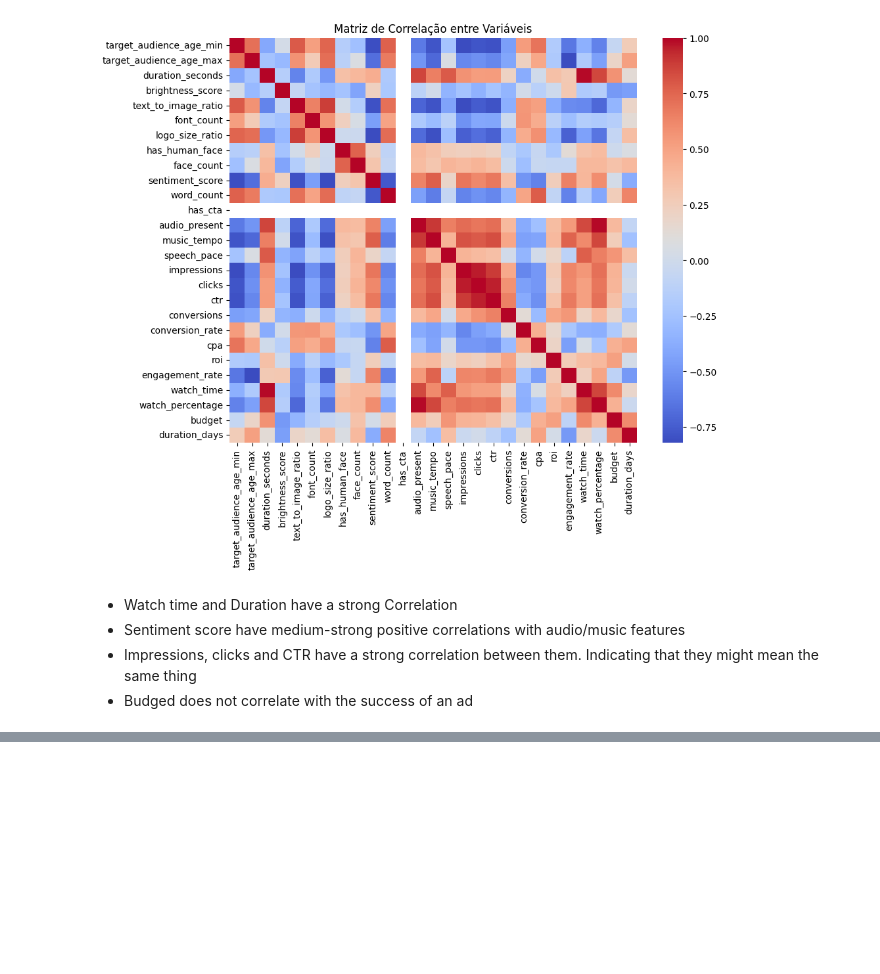
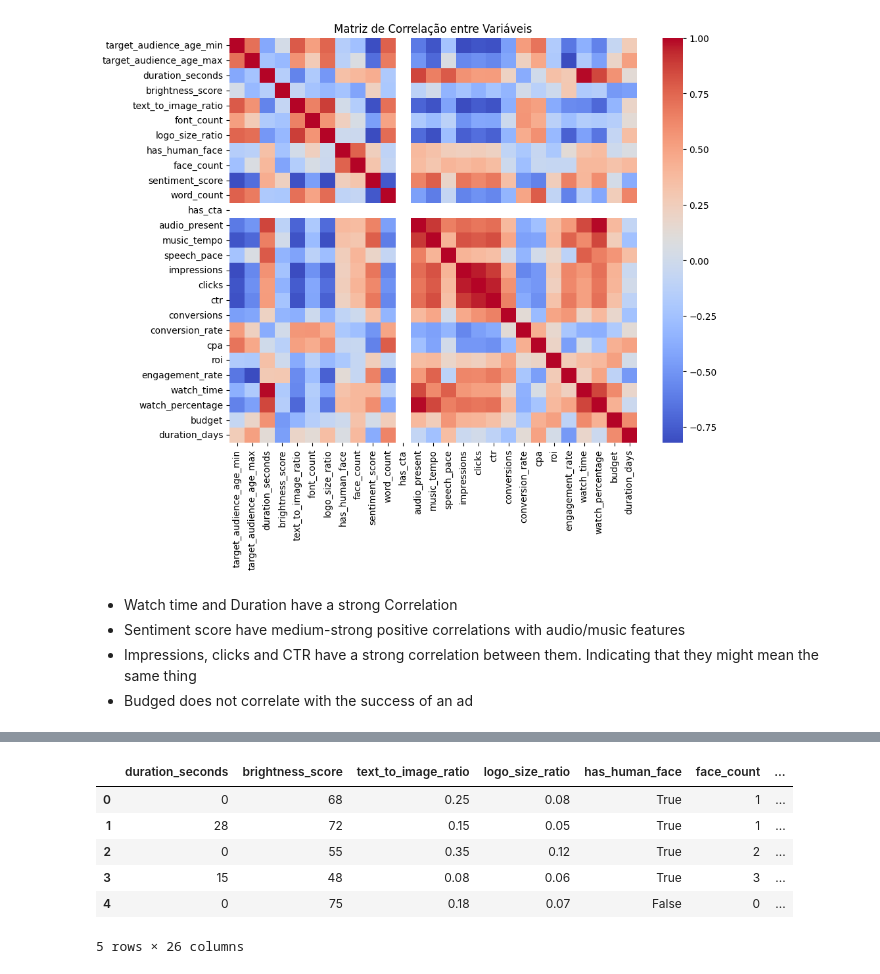
Before and after one commit to jonasgabriel18/millai-take-home-challenge, a Jupyter notebook: data/data-eda.ipynb, the cells around one changed output, grey strips where cells are left out. Cells and saved outputs as stored; diff of their text form; code cells hidden in the pictures; blank space fills up the shorter version.

```diff
--- a/data/data-eda.ipynb
+++ b/data/data-eda.ipynb
@@ -402,0 +416,6 @@ plt.show()
+# %%
+df_features = df[['platform', 'ad_type', 'industry', 'campaign_objective', 'target_audience_gender',
+                  'duration_seconds', 'aspect_ratio', 'brightness_score', 'color_palette_primary',
+                  'text_to_image_ratio', 'logo_size_ratio', 'has_human_face', 'face_count',
+                  'sentiment_score', 'word_count', 'cta_type', 'music_tempo', 'speech_pace',
+                  'impressions', 'clicks', 'ctr', 'conversions', 'conversion_rate', 'roi']]
@@ -402,0 +425,2 @@ plt.show()
+# %%
+rgb_values = df_features['color_palette_primary'].str.strip('[]').str.split(',', expand=True).astype(int)
@@ -402,0 +453,19 @@ plt.show()
+# %%
+categorial_columns = df_features.select_dtypes(include=['object']).columns.tolist()
+
+label_encoders = {}
+for col in categorial_columns:
+    le = LabelEncoder()
+    df_features[col + '_encoded'] = le.fit_transform(df_features[col])
+    label_encoders[col] = le
+
+df_features.drop(columns=categorial_columns, inplace=True)
+df_features.head()
+# %% [output]
+|  | duration_seconds | brightness_score | text_to_image_ratio | logo_size_ratio | has_human_face | face_count | ... |
+| 0 | 0 | 68 | 0.25 | 0.08 | True | 1 | ... |
+| 1 | 28 | 72 | 0.15 | 0.05 | True | 1 | ... |
+| 2 | 0 | 55 | 0.35 | 0.12 | True | 2 | ... |
+| 3 | 15 | 48 | 0.08 | 0.06 | True | 3 | ... |
+| 4 | 0 | 75 | 0.18 | 0.07 | False | 0 | ... |
+5 rows × 26 columns
```
Also changed, not shown: parts of 19 cells of this notebook, 2 other files.
